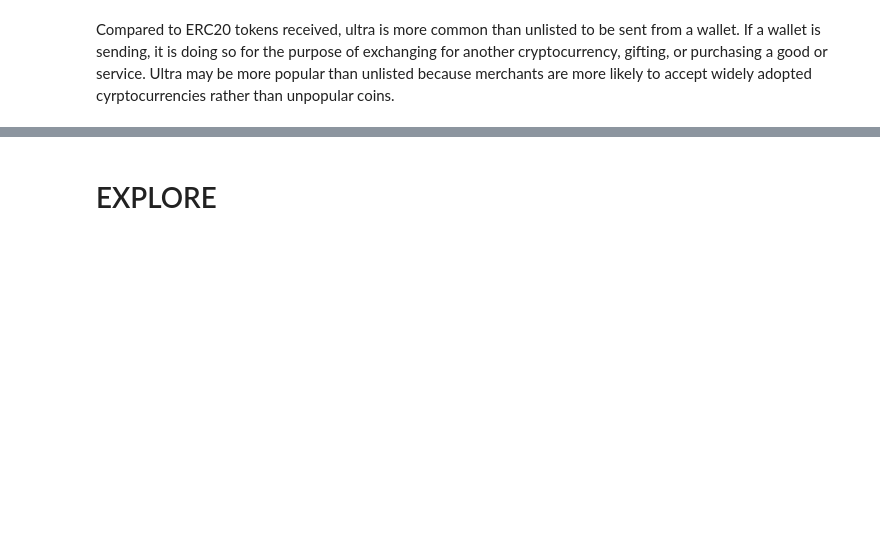
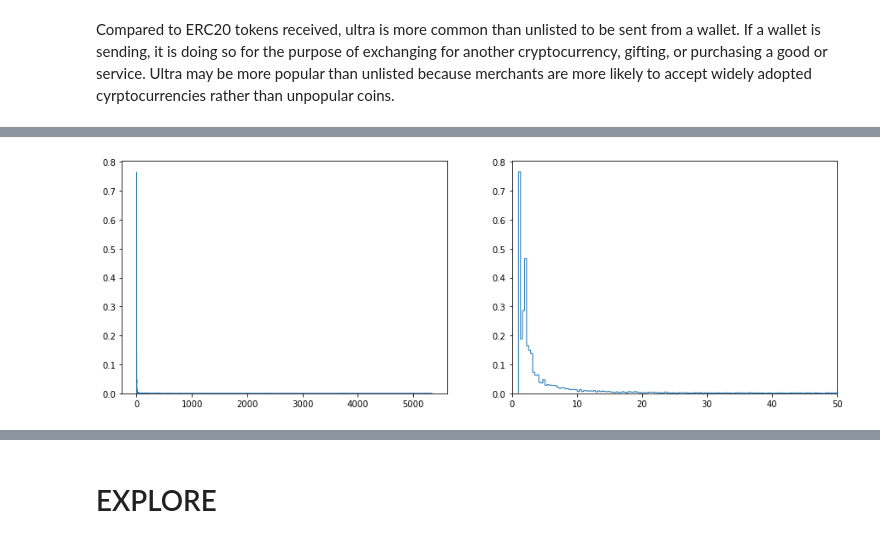
Before and after one commit to kuninethan95/OSEMN, a Jupyter notebook: index_OSEMN.ipynb, the cells around one changed output, grey strips where cells are left out. Cells and saved outputs as stored; diff of their text form; code cells hidden in the pictures; blank space fills up the shorter version.

```diff
--- a/index_OSEMN.ipynb
+++ b/index_OSEMN.ipynb
@@ -698,3 +710,5 @@ There's no discenrable linear relationship between market cap of coin and liklih
+# %%
+df['weights_rec'].fillna('no', inplace=True)
 # %% [markdown]
 #### ERC20 Coins Sent
 # %%
@@ -713,0 +734,4 @@ Compared to ERC20 tokens received, ultra is more common than unlisted to be sent
+# %%
+# Check for null values
+
+df['weights_sent'].fillna('no', inplace=True)
@@ -713,0 +753,12 @@ Compared to ERC20 tokens received, ultra is more common than unlisted to be sent
+# %%
+df['max_div_avg'] = df['max_val_sent']/df['avg_val_sent']
+# %%
+
+
+fig, axes = plt.subplots(figsize=(15,5),ncols=2)
+axes[0].hist(df['max_div_avg'], bins='auto', density=True, histtype='step')
+
+axes[1].hist(df['max_div_avg'], bins='auto', density=True, histtype='step')
+axes[1].set_xlim(left=0,right=50);
+# %% [output]
+[figure, added]
```
Also changed, not shown: parts of 16 cells of this notebook.
